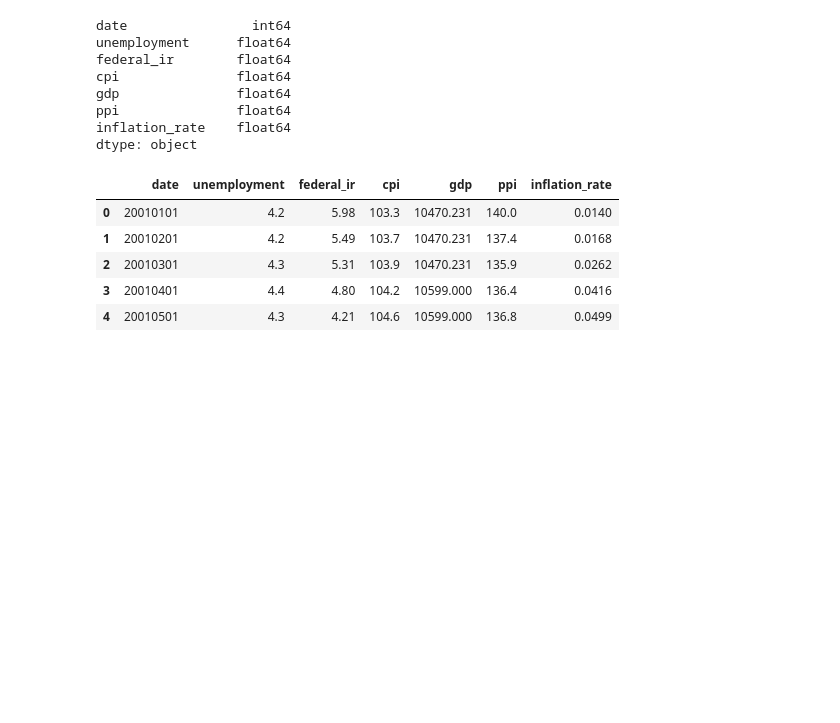
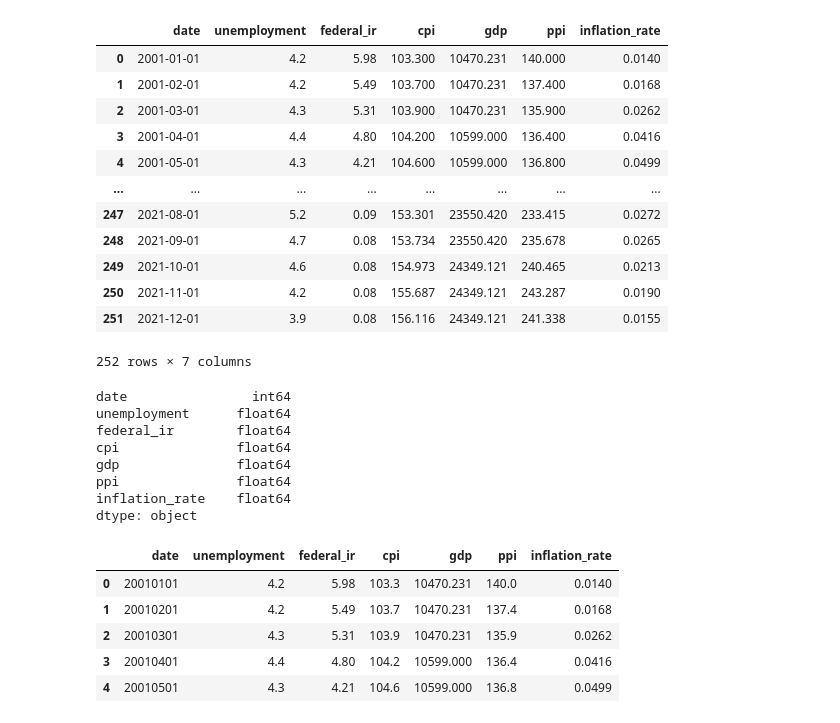
Before and after one commit to arianacolon/Fed_Interest_Rate_Analysis, a Jupyter notebook: Fed_Rate_Analysis_update.ipynb, the cells around one changed output. Saved outputs shown, nothing was run; the diff lists cells and outputs as text; code cells hidden in the pictures; blank space fills up the shorter version.

```diff
--- a/Fed_Rate_Analysis_update.ipynb
+++ b/Fed_Rate_Analysis_update.ipynb
@@ -41,3 +26,22 @@ dbConnection.close();
+# %%
+# Load Dataset into DataFrame
+file_path = "../Fed_Interest_Rate_Analysis/unemployment_table.csv"
+ue_df = pd.read_csv(file_path)
+ue_df
+# %% [output]
+|  | date | unemployment | federal_ir | cpi | gdp | ppi | inflation_rate |
+| 0 | 2001-01-01 | 4.2 | 5.98 | 103.300 | 10470.231 | 140.000 | 0.0140 |
+| 1 | 2001-02-01 | 4.2 | 5.49 | 103.700 | 10470.231 | 137.400 | 0.0168 |
+| 2 | 2001-03-01 | 4.3 | 5.31 | 103.900 | 10470.231 | 135.900 | 0.0262 |
+| 3 | 2001-04-01 | 4.4 | 4.80 | 104.200 | 10599.000 | 136.400 | 0.0416 |
+| 4 | 2001-05-01 | 4.3 | 4.21 | 104.600 | 10599.000 | 136.800 | 0.0499 |
+| ... | ... | ... | ... | ... | ... | ... | ... |
+| 247 | 2021-08-01 | 5.2 | 0.09 | 153.301 | 23550.420 | 233.415 | 0.0272 |
+| 248 | 2021-09-01 | 4.7 | 0.08 | 153.734 | 23550.420 | 235.678 | 0.0265 |
+| 249 | 2021-10-01 | 4.6 | 0.08 | 154.973 | 24349.121 | 240.465 | 0.0213 |
+| 250 | 2021-11-01 | 4.2 | 0.08 | 155.687 | 24349.121 | 243.287 | 0.0190 |
+| 251 | 2021-12-01 | 3.9 | 0.08 | 156.116 | 24349.121 | 241.338 | 0.0155 |
+252 rows × 7 columns
 # %%
 ## Changes "DATE" to integer
 # ue_df['date'] = ue_df.date.replace('-', '', regex=True)
```
Also changed, not shown: parts of 2 cells of this notebook.
